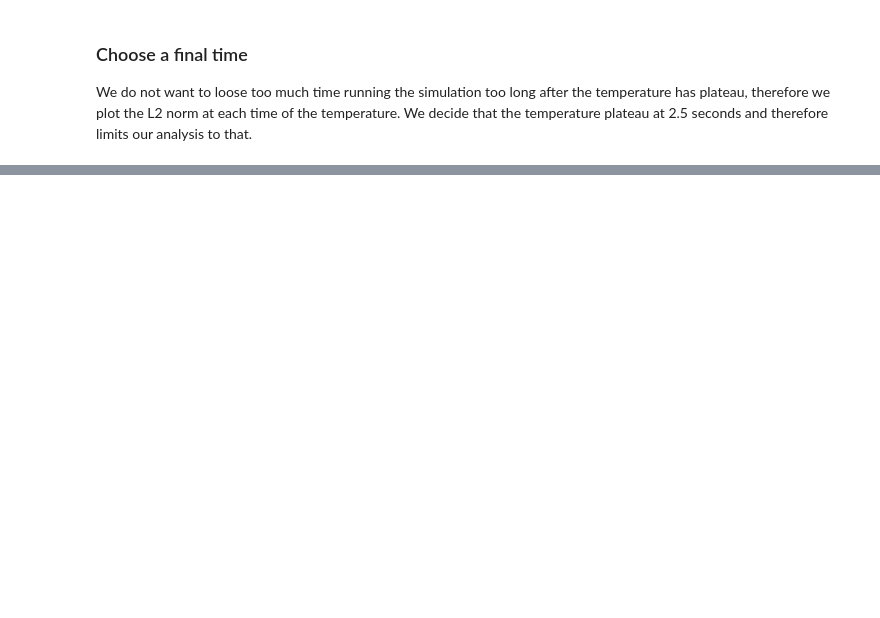
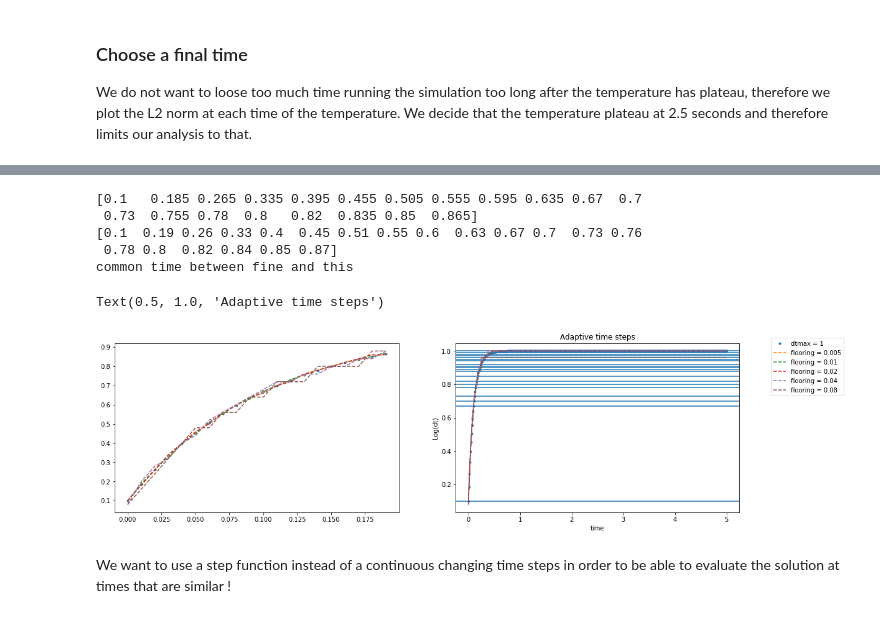
Before and after one commit to alixleroy/PhD-project2, a Jupyter notebook: Alixcode/error-analysis.ipynb, the cells around one changed output, grey strips where cells are left out. Drawn from its saved outputs; the diff is of its cells as text; code cells hidden in the pictures; blank space fills up the shorter version.

```diff
--- a/Alixcode/error-analysis.ipynb
+++ b/Alixcode/error-analysis.ipynb
@@ -214,0 +53,70 @@ In order to do so, we need to compare the temperature at the same time in space
+# %%
+## Plot both in bigger view and the plots
+fig, (ax1,ax2) = plt.subplots(1, 2, figsize=(18, 5)) #create the figure
+
+
+## getting an adaptive time steps
+tau = 1/10
+dt = 0.1
+t = np.linspace(0,T,int(T*100))
+nsee = 20 #parameter to see better whats going on
+
+dt_max = 1 # the maximum time steps we are allowed to take
+floor_list = [0.005,0.01,0.02,0.04,0.08,0.16] # the list of minimal flooring
+time_der = ((1-np.exp(-t/tau)) *0.9+0.1)*dt_max
+ax1.plot(t[0:nsee],(time_der[0:nsee]),".",label = "dtmax = "+str(dt_max))
+ax2.plot(t,time_der,".",label = "dtmax = "+str(dt_max))
+
+## 0
+floori = floor_list[0]
+time_der_floor_current0 = np.round(time_der/floori)*floori
+ax1.plot(t[0:nsee],(time_der_floor_current0[0:nsee]),"--",label = "flooring = "+str(floori))
+ax2.plot(t,(time_der_floor_current0),"--",label = "flooring = "+str(floori))
+print(time_der_floor_current0[0:nsee])
+
+## 1
+floori = floor_list[1]
+time_der_floor_current1 = np.round(time_der/floori)*floori
+ax1.plot(t[0:nsee],(time_der_floor_current1[0:nsee]),"--",label = "flooring = "+str(floori))
+ax2.plot(t,(time_der_floor_current1),"--",label = "flooring = "+str(floori))
+print(time_der_floor_current1[0:nsee])
+print("common time between fine and this")
+inter = (np.intersect1d(time_der_floor_current1,time_der_floor_current0))
+for interi in inter:
+
+    plt.axhline(interi)
+## 2
+floori = floor_list[2]
+time_der_floor_current2 = np.round(time_der/floori)*floori
+ax1.plot(t[0:nsee],(time_der_floor_current2[0:nsee]),"--",label = "flooring = "+str(floori))
+ax2.plot(t,(time_der_floor_current2),"--",label = "flooring = "+str(floori))
+
+## 3
+floori = floor_list[3]
+time_der_floor_current3 = np.round(time_der/floori)*floori
+ax1.plot(t[0:nsee],(time_der_floor_current3[0:nsee]),"--",label = "flooring = "+str(floori))
+ax2.plot(t,(time_der_floor_current3),"--",label = "flooring = "+str(floori))
+
+## 4
+floori = floor_list[4]
+time_der_floor_current4 = np.round(time_der/floori)*floori
+ax1.plot(t[0:nsee],(time_der_floor_current4[0:nsee]),"--",label = "flooring = "+str(floori))
+ax2.plot(t,(time_der_floor_current4),"--",label = "flooring = "+str(floori))
+
+
+
+plt.plot()
+plt.legend(bbox_to_anchor=(1.1, 1.05))
+plt.xlabel("time")
+plt.ylabel("Log(dt)")
+plt.title("Adaptive time steps")
+# %% [output]
+[0.1   0.185 0.265 0.335 0.395 0.455 0.505 0.555 0.595 0.635 0.67  0.7
+ 0.73  0.755 0.78  0.8   0.82  0.835 0.85  0.865]
+[0.1  0.19 0.26 0.33 0.4  0.45 0.51 0.55 0.6  0.63 0.67 0.7  0.73 0.76
+ 0.78 0.8  0.82 0.84 0.85 0.87]
+common time between fine and this
+Text(0.5, 1.0, 'Adaptive time steps')
+[figure, added]
+# %% [markdown]
+We want to use a step function instead of a continuous changing time steps in order to be able to evaluate the solution at times that are similar !
```
Also changed, not shown: parts of 40 cells of this notebook, 1 other file.
